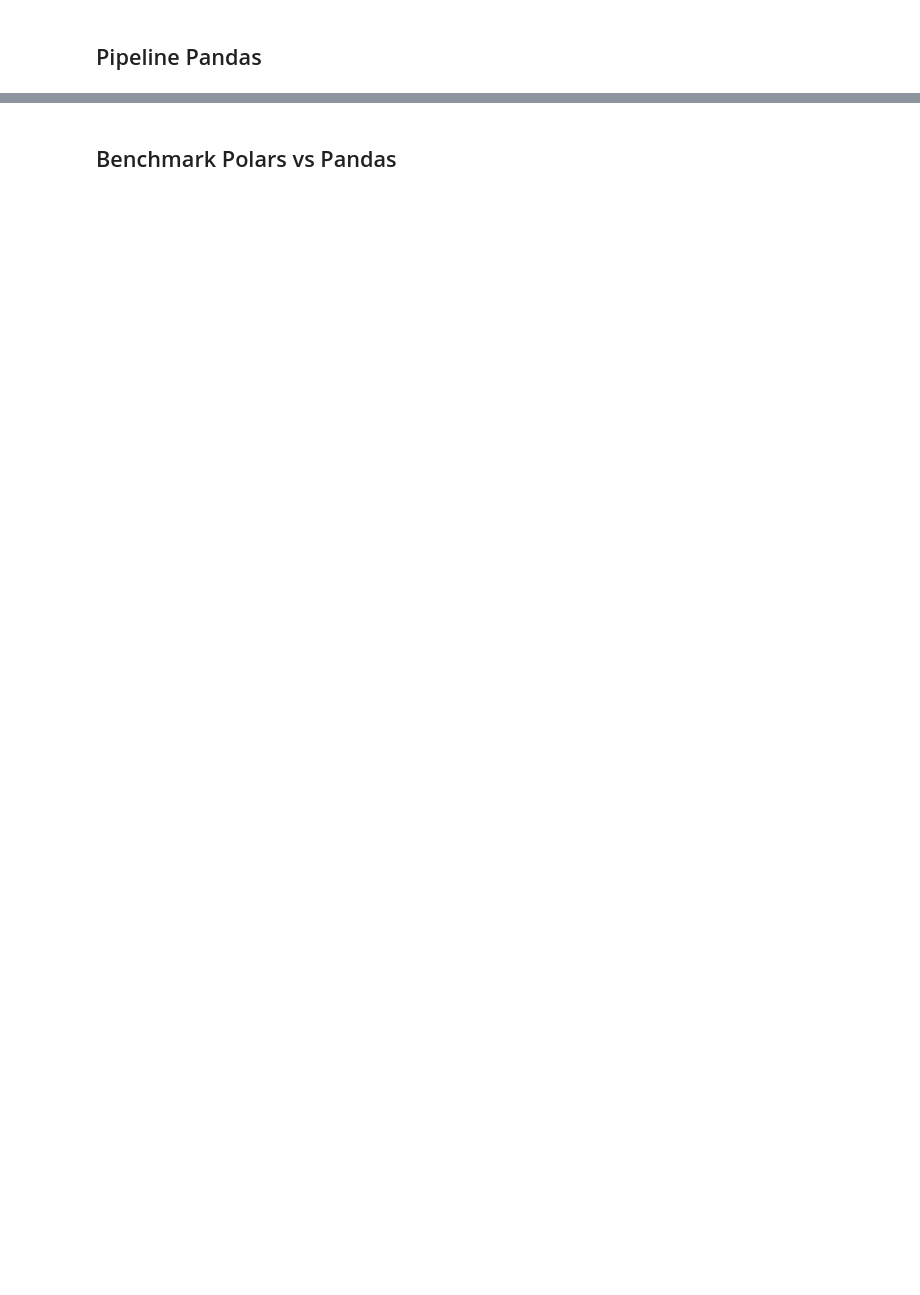
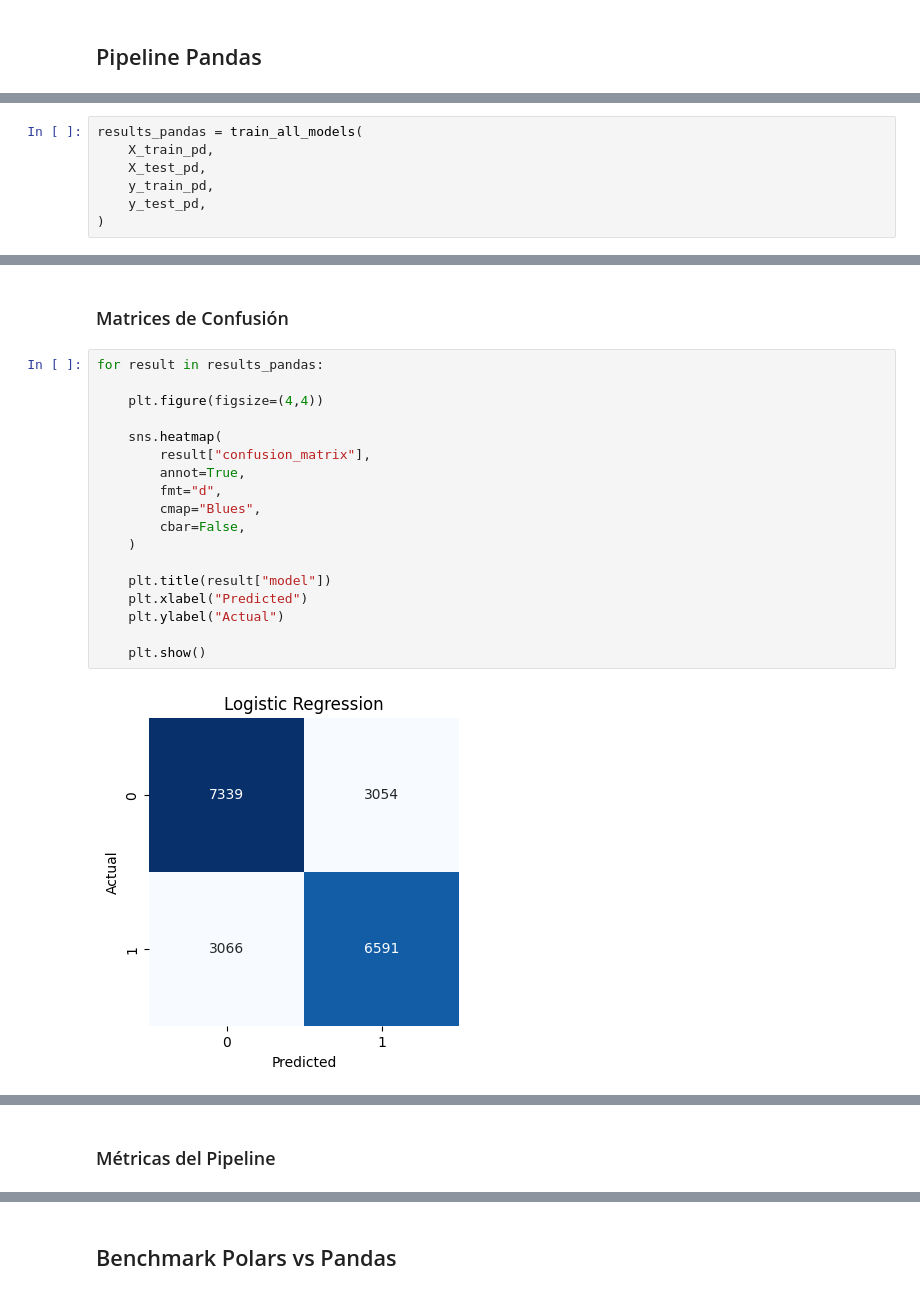
Before and after one commit to squesadaw/movielens_polar_vs_pandas, a Jupyter notebook: notebooks/analysis.ipynb, the cells around one changed output, grey strips where cells are left out. Saved outputs shown, nothing was run; the diff lists cells and outputs as text; blank space fills up the shorter version.

```diff
--- a/notebooks/analysis.ipynb
+++ b/notebooks/analysis.ipynb
@@ -432,0 +589,7 @@ shape: (7, 2)
+# %%
+results_pandas = train_all_models(
+    X_train_pd,
+    X_test_pd,
+    y_train_pd,
+    y_test_pd,
+)
@@ -432,0 +618,22 @@ shape: (7, 2)
+# %% [markdown]
+### Matrices de Confusión
+# %%
+for result in results_pandas:
+
+    plt.figure(figsize=(4,4))
+
+    sns.heatmap(
+        result["confusion_matrix"],
+        annot=True,
+        fmt="d",
+        cmap="Blues",
+        cbar=False,
+    )
+
+    plt.title(result["model"])
+    plt.xlabel("Predicted")
+    plt.ylabel("Actual")
+
+    plt.show()
+# %% [output]
+[figure, added]
@@ -432,0 +642,2 @@ shape: (7, 2)
+# %% [markdown]
+### Métricas del Pipeline
```
Also changed, not shown: parts of 51 cells of this notebook, 14 other files.
